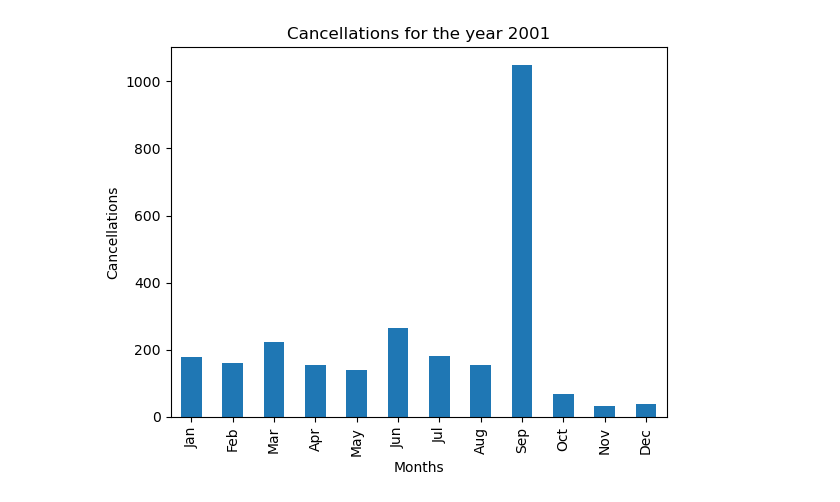
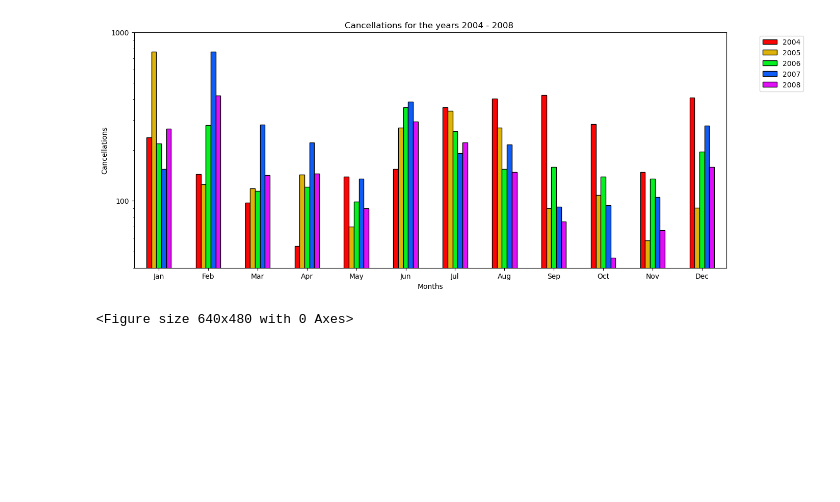
Before and after one commit to purcellcjp/module_7_project_1, a Jupyter notebook: Data/Main.ipynb, the cells around one changed output. Saved outputs shown, nothing was run; the diff lists cells and outputs as text; code cells hidden in the pictures; blank space fills up the shorter version.

```diff
--- a/Data/Main.ipynb
+++ b/Data/Main.ipynb
@@ -224,13 +227,12 @@ complete_df.to_csv('final_df.csv')
 #Optional replaces the Cancellation Code with the reason.
 #-------------------------------------------------------------
 
-complete_df = complete_df[['Date', 'CancellationCode', 'Cancelled', 'Dest','Temperature', 'Rain Fall', 'Snow Fall', 'Amount of Snow', 'Weather', "Wind Speed at 100m", "Wind Speed at 10m","Wind Gusts at 10m"]]
+complete_df = complete_df[['Date', 'CancellationCode', 'Cancelled', 'Dest','Temperature', 'Rain Fall', 'Snow Fall', 'Amount of Snow', 'Weather', "Wind Speed at 100m", "Wind Speed at 10m","Wind Gusts at 10m",'Year', 'Month', 'DayofMonth']]
 complete_df.loc[complete_df["CancellationCode"] == "A", "CancellationCode"] = 'Carrier Caused'
 complete_df.loc[complete_df["CancellationCode"] == "B", "CancellationCode"] = 'Weather'
 complete_df.loc[complete_df["CancellationCode"] == "C", "CancellationCode"] = 'National Aviation System'
 complete_df.loc[complete_df["CancellationCode"] == "D", "CancellationCode"] = 'Security'
-complete_df = complete_df.fillna('No Cancellation')
-complete_df.to_csv('final_df.csv')
+#complete_df = complete_df.fillna('No Cancellation')
 # %%
 #creating a dataframe for each year.
 #---------------------------------------------------------------------------------------------------
@@ -246,23 +267,59 @@ year_2008 = complete_df.loc[(complete_df["Year"] == 2008)]
 # %%
 #Defined Function for bar graphs using dataframes.
 #------------------------------------------------------------------------------------------------
 def cancel(years):
-    year = years["Year"].max()
+    #year = years["Year"].max()
     x_can = years.loc[(years['Cancelled'] == 1)]
-    y_mon = x_can.groupby(['Month'])['Cancelled'].value_counts()
-    y_mon = pd.DataFrame(y_mon)
+    y_mon = x_can.groupby(['Month'])['Year'].count()
+    y = pd.DataFrame(y_mon).astype(float)
 
-    y_mon.plot.bar(color='tab:blue', legend=False)
-    plt.xlabel("Months")
-    plt.ylabel("Cancellations")
-    x_axis = np.arange(12)
+    return y
 
-    plt.title(f"Cancellations for the year {year}")
-    tick_locations = [value for value in x_axis]
-    plt.xticks(tick_locations, ["Jan", "Feb", "Mar", "Apr", "May", "Jun", "Jul", "Aug", "Sep", "Oct", "Nov", "Dec"])
-    plt.show()
-    return
+a = cancel(year_2004)
+b = cancel(year_2005)
+c = cancel(year_2006)
+d = cancel(year_2007)
+e = cancel(year_2008)
 
-cancel(year_2001)
+color = ['#fc0505', '#deb309','#05f020','#0f5cf7','#e00ff7']
+legend = ['2004', '2005', '2006', '2007', '2008']
+df = pd.concat([a, b, c, d, e], axis=1)
+ax = df.plot(kind='bar', logy=True, figsize=(15, 6), rot=0, color=color, edgecolor= 'k')
+
+ax.legend(['2004', '2005', '2006', '2007', '2008'],bbox_to_anchor=(1.05, 1), loc='upper left' )
+ax.set_ylim(0, 1000)
+ax.set_yscale('log')
+formatter = ScalarFormatter()
+formatter.set_scientific(False)
+ax.yaxis.set_major_formatter(formatter)
+
+
+plt.xlabel("Months")
+plt.ylabel("Cancellations")
+x_axis = np.arange(12)
+
+plt.title(f"Cancellations for the years 2004 - 2008 ")
+tick_locations = [value for value in x_axis]
+
+
+plt.xticks(tick_locations, ["Jan", "Feb", "Mar", "Apr", "May", "Jun", "Jul", "Aug", "Sep", "Oct", "Nov", "Dec"])
+plt.savefig(f'Cancellations_04_08.png', dpi=250, bbox_inches='tight')
+plt.show()
+
+df = pd.DataFrame(df)
+df.columns = ["2004", "2005", "2006", "2007", "2008"]
+df = df.astype(int)
+
+plt.savefig("Cancelled_years.png")
+df_styled = df.style.background_gradient()
+dfi.export(df_styled.set_properties(**{'background-color': 'black','color': 'green'}), "Cancelled_years.png")
+
+df = df.sum(axis=1)
+df = pd.DataFrame(df)
+df.columns = ["Cancelled Totals"]
+plt.savefig("Cancelled_totals.png")
+df_styled = df.style.background_gradient()
+dfi.export(df_styled.set_properties(**{'background-color': 'black','color': 'green'}), "Cancelled_totals.png")
 # %% [output]
-[figure, old version]
+[figure, new version]
+<Figure size 640x480 with 0 Axes>
```
Also changed, not shown: parts of 7 cells of this notebook.
